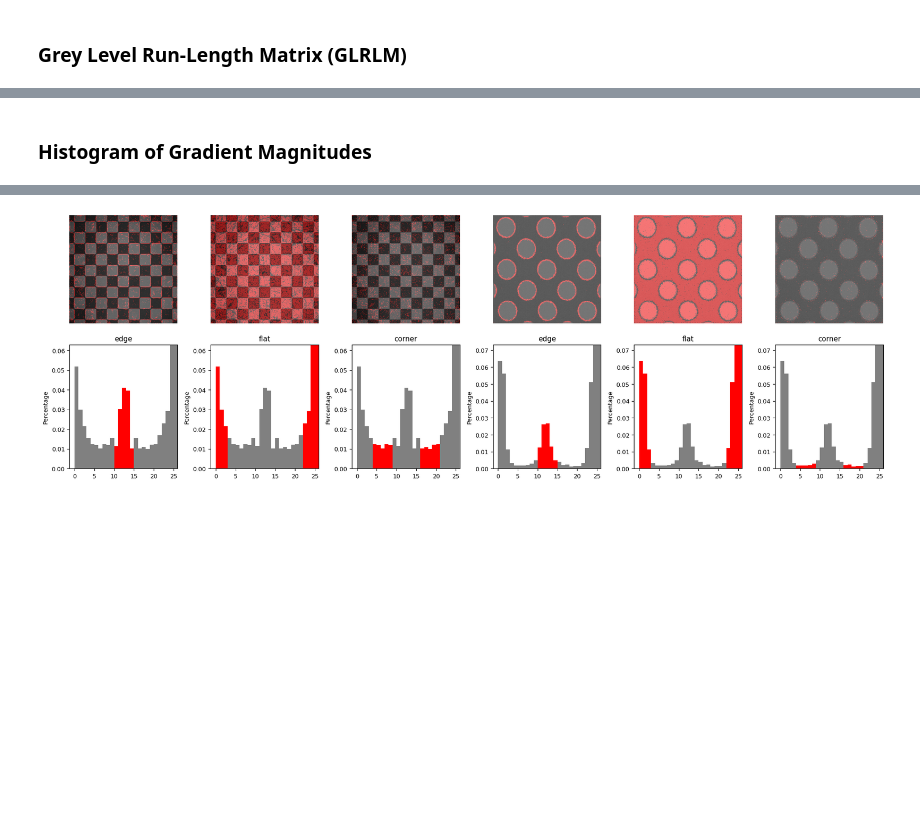
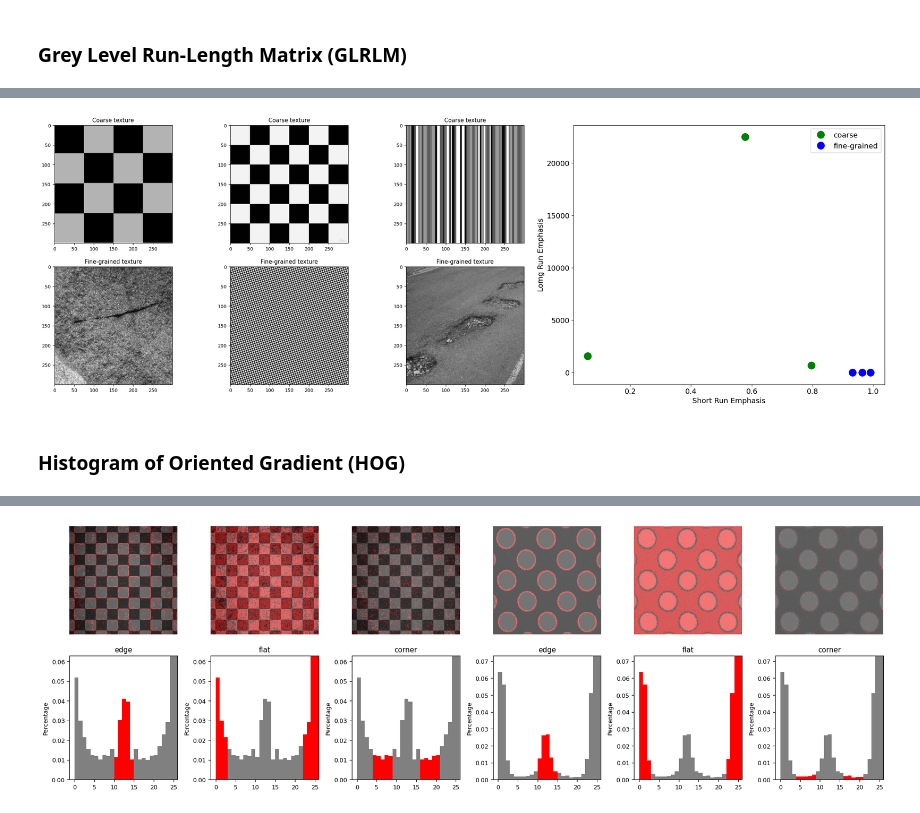
Before and after one commit to ProxPxD/AMiIU, a Jupyter notebook: 2_texture_features_extraction/1_statistical_methods.ipynb, the cells around one changed output, grey strips where cells are left out. Cells and saved outputs as stored; diff of their text form; code cells hidden in the pictures; blank space fills up the shorter version.

```diff
--- a/2_texture_features_extraction/1_statistical_methods.ipynb
+++ b/2_texture_features_extraction/1_statistical_methods.ipynb
@@ -147,2 +392,59 @@ plt.show()
+# %%
+import matplotlib.pyplot as plt
+
+coarse_images = []
+fine_images = []
+coarse_short = []
+coarse_long = []
+fine_short = []
+fine_long = []
+
+for path in ['./data/chequered_0079.jpg', './data/chequered_0055.jpg', './data/banded_0006.jpg']:
+    img = cv2.imread(path)
+    img = cv2.cvtColor(img, cv2.COLOR_BGR2GRAY)
+    resized_img = cv2.resize(img, (300, 300))
+    coarse_images.append(resized_img)
+    features, labels = glrlm_features(resized_img, None, Ng=256)
+    coarse_short.append(features[0])
+    coarse_long.append(features[1])
+
+
+for path in ['./data/BasaltAphaniticWeatherCUp.jpg', './data/chequered_0053.jpg', './data/potholed_0171.jpg']:
+    img = cv2.imread(path)
+    img = cv2.cvtColor(img, cv2.COLOR_BGR2GRAY)
+    resized_img = cv2.resize(img, (300, 300))
+    fine_images.append(resized_img)
+    features, labels = glrlm_features(resized_img, None, Ng=256)
+    fine_short.append(features[0])
+    fine_long.append(features[1])
+
+
+
+plt.figure(figsize=(23, 9))
+
+# short vs long
+plt.subplot2grid((2, 5), (0, 3), colspan=2, rowspan=2)  # Start at (0, 0) and span 3 columns
+plt.plot(coarse_short, coarse_long, 'go', label='coarse', markersize=14)
+plt.plot(fine_short, fine_long, 'bo', label='fine-grained', markersize=14)
+plt.xlabel('Short Run Emphasis', fontsize=14)
+plt.ylabel('Lomg Run Emphasis', fontsize=14)
+plt.xticks(fontsize=14)
+plt.yticks(fontsize=14)
+plt.legend(fontsize=14)
+
+for i in range(3):
+    plt.subplot2grid((2, 5), (0, i))
+    plt.imshow(coarse_images[i])
+    plt.title('Coarse texture')
+
+for i in range(3):
+    plt.subplot2grid((2, 5), (1, i))
+    plt.imshow(fine_images[i])
+    plt.title('Fine-grained texture')
+
+plt.subplots_adjust(right=1.1, wspace=0.3)
+plt.show()
+# %% [output]
+[figure, added]
 # %% [markdown]
-### Histogram of Gradient Magnitudes
+### Histogram of Oriented Gradient (HOG)
```
Also changed, not shown: parts of 19 cells of this notebook, 15 other files.
